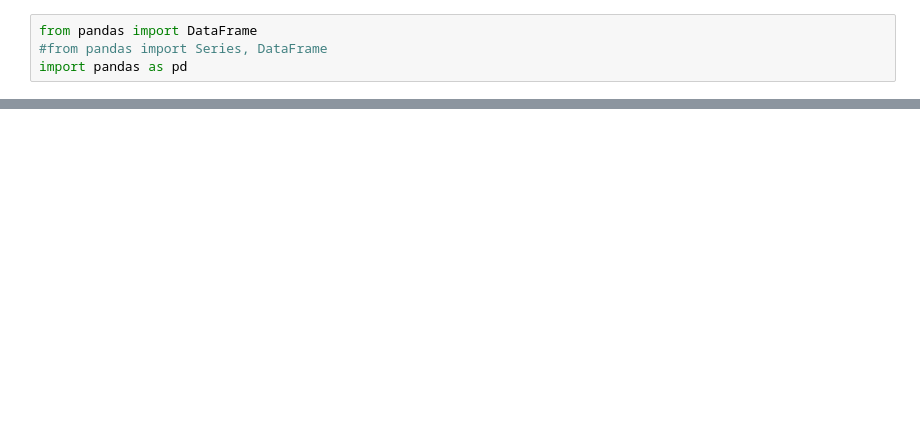
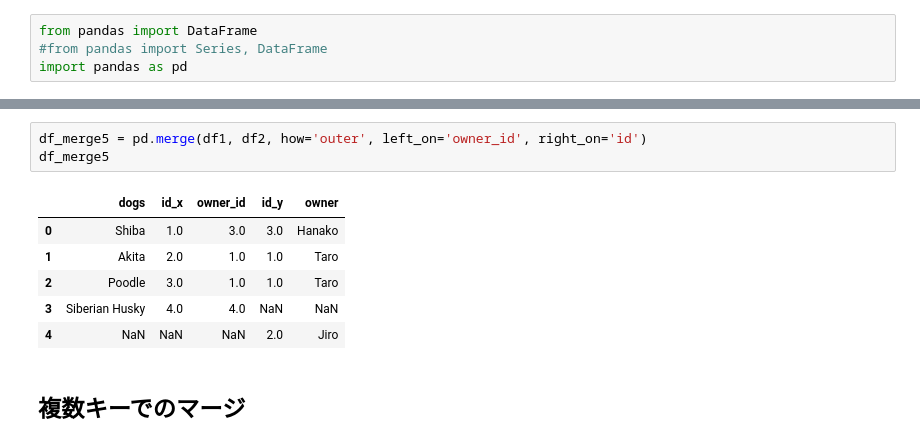
Before and after one commit to ftakao2007/python, a Jupyter notebook: jupyter_notebook/pandas/pandas_join.ipynb, the cells around one changed output, grey strips where cells are left out. Saved outputs shown, nothing was run; the diff lists cells and outputs as text; blank space fills up the shorter version.

```diff
--- a/jupyter_notebook/pandas/pandas_join.ipynb
+++ b/jupyter_notebook/pandas/pandas_join.ipynb
@@ -67,0 +142,12 @@ df_merge1
+# %%
+df_merge5 = pd.merge(df1, df2, how='outer', left_on='owner_id', right_on='id')
+df_merge5
+# %% [output]
+|  | dogs | id_x | owner_id | id_y | owner |
+| 0 | Shiba | 1.0 | 3.0 | 3.0 | Hanako |
+| 1 | Akita | 2.0 | 1.0 | 1.0 | Taro |
+| 2 | Poodle | 3.0 | 1.0 | 1.0 | Taro |
+| 3 | Siberian Husky | 4.0 | 4.0 | NaN | NaN |
+| 4 | NaN | NaN | NaN | 2.0 | Jiro |
+# %% [markdown]
+## 複数キーでのマージ
```
Also changed, not shown: parts of 54 cells of this notebook, 11 other files.
